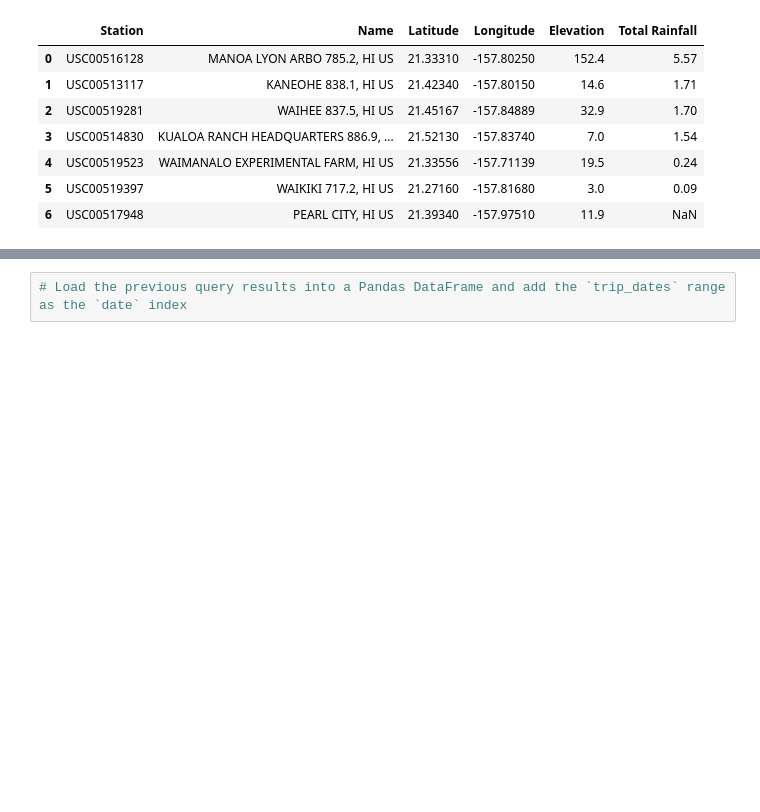
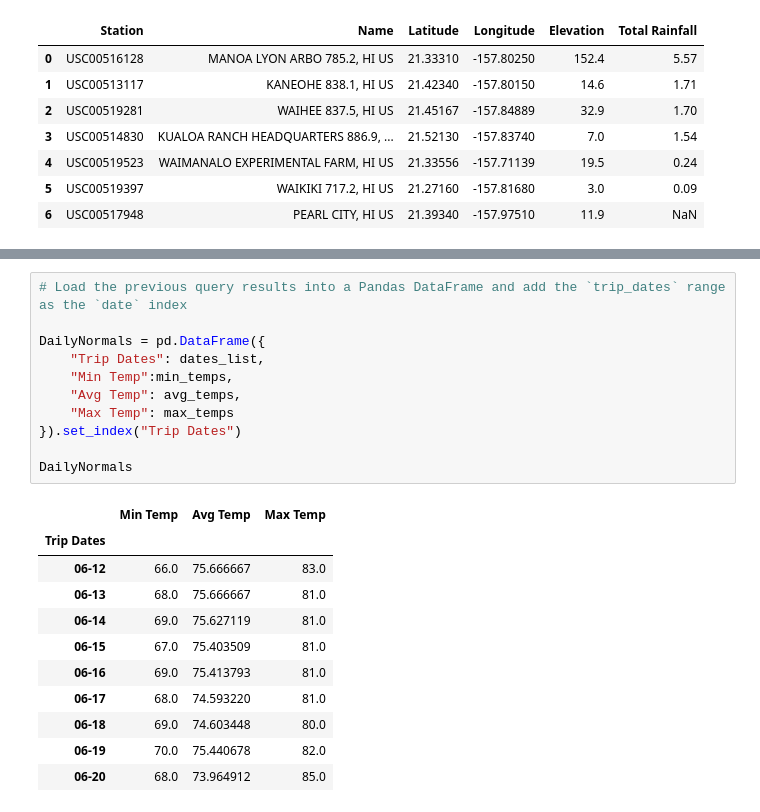
Before and after one commit to grand42/Climate_Analysis, a Jupyter notebook: climate_starter.ipynb, the cells around one changed output, grey strips where cells are left out. Saved outputs shown, nothing was run; the diff lists cells and outputs as text; blank space fills up the shorter version.

```diff
--- a/climate_starter.ipynb
+++ b/climate_starter.ipynb
@@ -274,4 +301,25 @@ daily_normals("01-01")
 # %%
 # Load the previous query results into a Pandas DataFrame and add the `trip_dates` range as the `date` index
+
+DailyNormals = pd.DataFrame({
+    "Trip Dates": dates_list,
+    "Min Temp":min_temps,
+    "Avg Temp": avg_temps,
+    "Max Temp": max_temps
+}).set_index("Trip Dates")
+
+DailyNormals
+# %% [output]
+|  | Min Temp | Avg Temp | Max Temp |
+| Trip Dates |  |  |  |
+| 06-12 | 66.0 | 75.666667 | 83.0 |
+| 06-13 | 68.0 | 75.666667 | 81.0 |
+| 06-14 | 69.0 | 75.627119 | 81.0 |
+| 06-15 | 67.0 | 75.403509 | 81.0 |
+| 06-16 | 69.0 | 75.413793 | 81.0 |
+| 06-17 | 68.0 | 74.593220 | 81.0 |
+| 06-18 | 69.0 | 74.603448 | 80.0 |
+| 06-19 | 70.0 | 75.440678 | 82.0 |
+| 06-20 | 68.0 | 73.964912 | 85.0 |
 # %%
 # Plot the daily normals as an area plot with `stacked=False`
```
Also changed, not shown: parts of 3 cells of this notebook.
